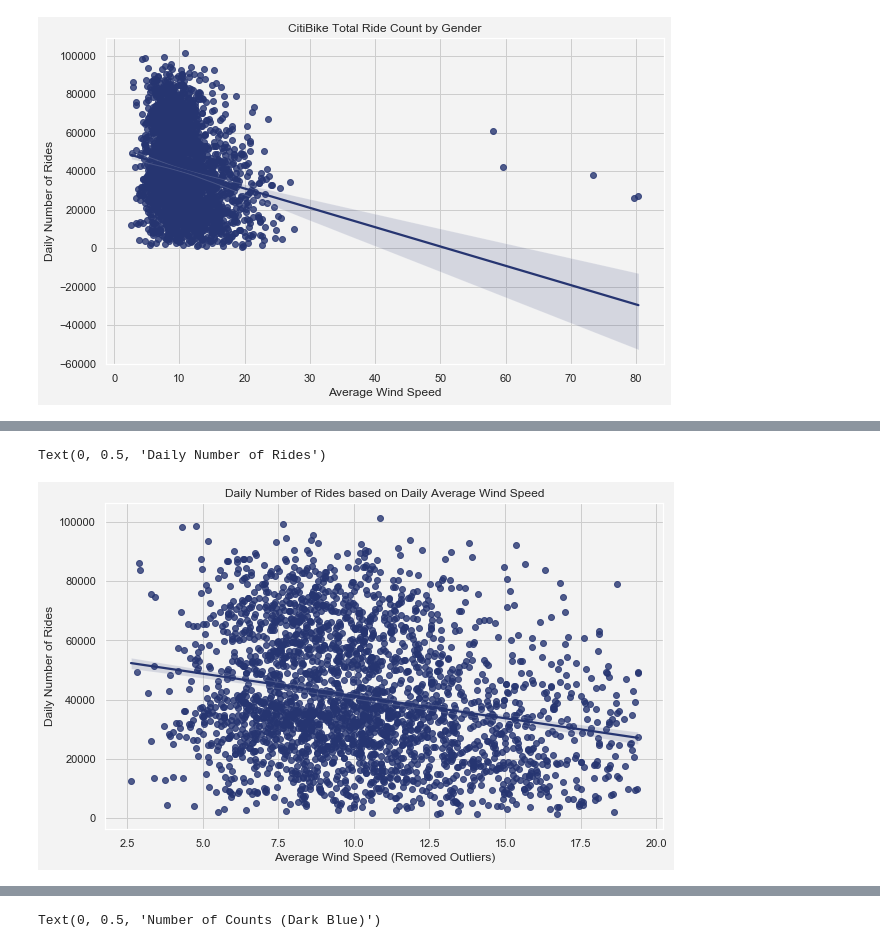
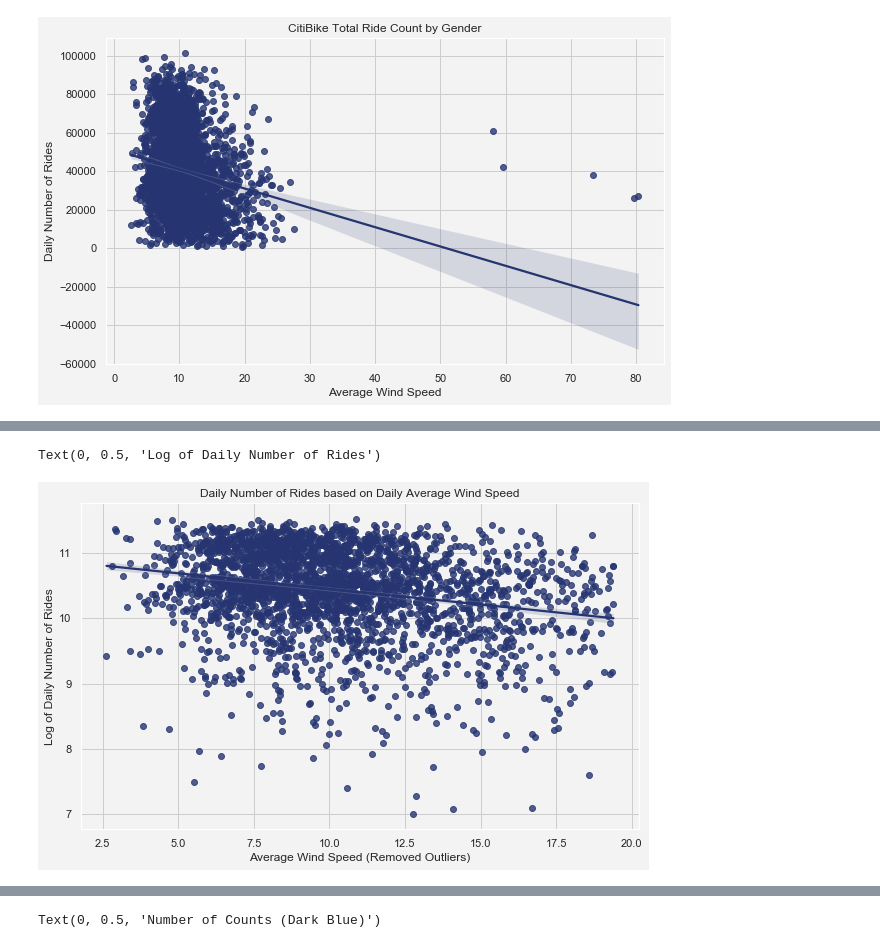
Before and after one commit to evan-kiolbassa/citibike, a Jupyter notebook: EDA/EDA_Weather.ipynb, the cells around one changed output, grey strips where cells are left out. Saved outputs shown, nothing was run; the diff lists cells and outputs as text; code cells hidden in the pictures.

```diff
--- a/EDA/EDA_Weather.ipynb
+++ b/EDA/EDA_Weather.ipynb
@@ -189,3 +131,5 @@ rides.head(5)
+# %%
+daily_temp['date'] = pd.to_datetime(daily_temp['date'])
 # %%
 rides['starttime'] = pd.to_datetime(rides['starttime'])
 rides['date'] = rides['starttime'].dt.strftime('%Y-%m-%d')
@@ -224,3 +143,3 @@ daily_rides
 # %%
-daily_rides['date'] = daily_rides['date'].astype(str)
-daily_temp['date'] = daily_temp['date'].astype(str)
+# daily_rides['date'] = daily_rides['date'].astype(str)
+# daily_temp['date'] = daily_temp['date'].astype(str)
@@ -248,5 +148,3 @@ combined = daily_rides.merge(daily_temp, on = 'date', how = 'inner')
 # %%
 combined = combined[['date', 'TMP_min', 'TMP_max', 'TMP_mean', 'wind_speed_min', 'wind_speed_max', \
          'wind_speed_mean', 'precipitation_sum', 'counts']]
-# %%
-combined['date'] = pd.to_datetime(combined['date'])
@@ -328,12 +243,14 @@ dfSubset
+# %%
+Y = np.log(dfSubset['counts'])
 # %%
 sns.set(rc={'axes.facecolor':'#f3f3f3', 'figure.facecolor':'#f3f3f3', 'grid.color': '#cdcdcd'})
 colors = ["#263571", "#263571", "#ea2029"]
 sns.set_palette(sns.color_palette(colors))
 plt.figure(figsize = (10,6))
-fig = sns.regplot(x = 'wind_speed_mean', y = 'counts', data = dfSubset)
+fig = sns.regplot(x = 'wind_speed_mean', y = Y, data = dfSubset)
 fig.set_title('Daily Number of Rides based on Daily Average Wind Speed', fontsize=12)
 fig.set_xlabel('Average Wind Speed (Removed Outliers)', fontsize=12)
-fig.set_ylabel('Daily Number of Rides', fontsize=12)
+fig.set_ylabel('Log of Daily Number of Rides', fontsize=12)
 # %% [output]
-Text(0, 0.5, 'Daily Number of Rides')
+Text(0, 0.5, 'Log of Daily Number of Rides')
-[figure, old version]
+[figure, new version]
```
Also changed, not shown: parts of 53 cells of this notebook, 2 other files.
